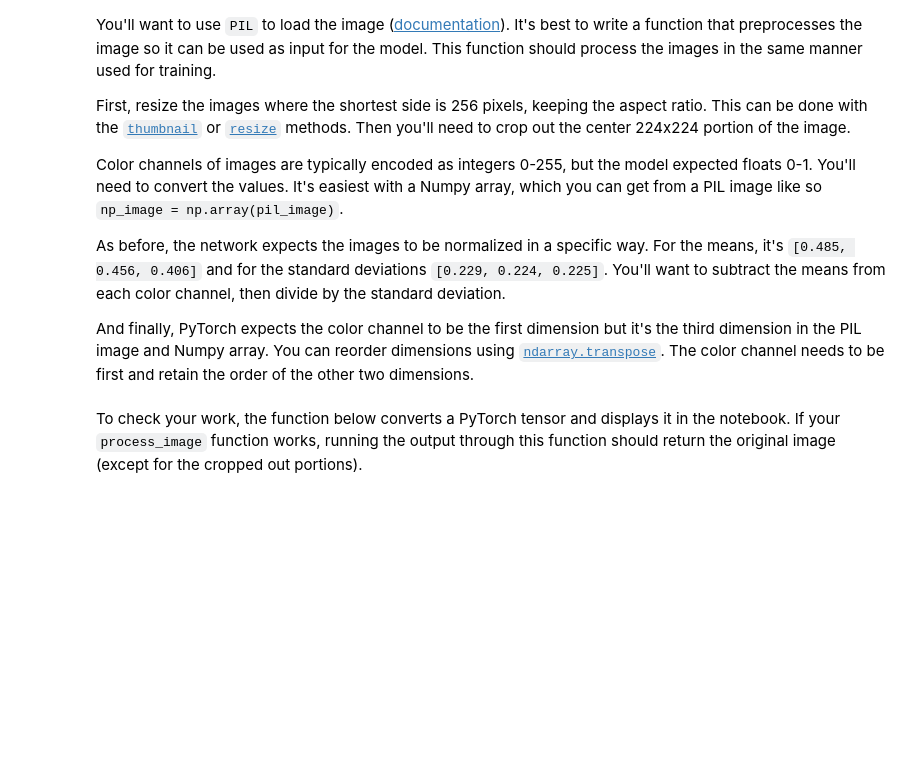
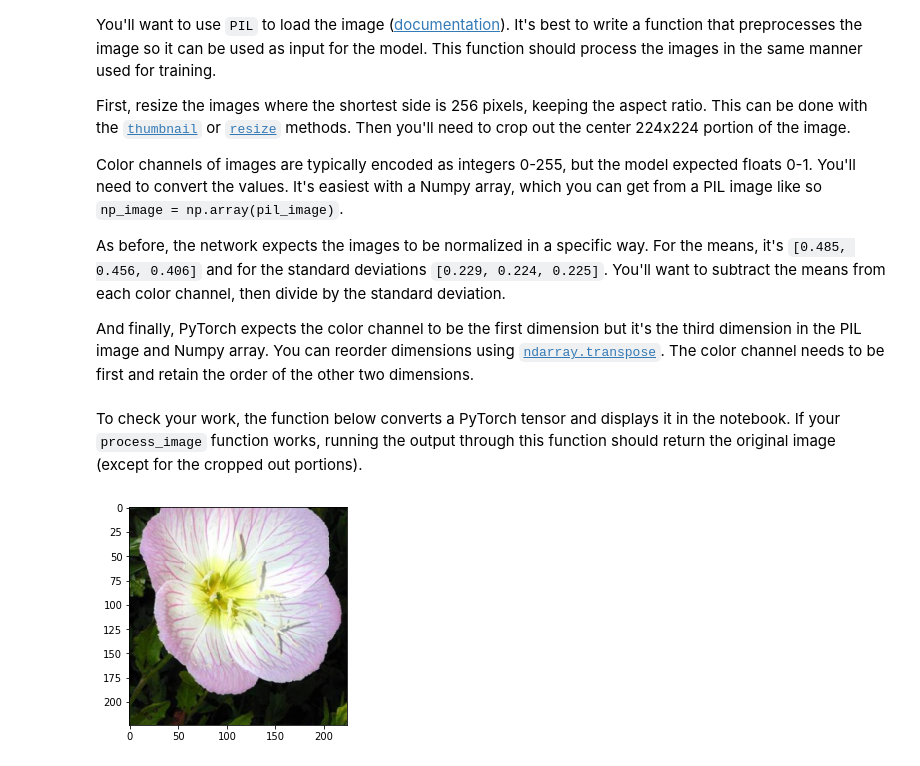
Before and after one commit to mmcquade11/aipnd-udacity, a Jupyter notebook: Image Classifier Project.ipynb, the cells around one changed output. Saved outputs shown, nothing was run; the diff lists cells and outputs as text; code cells hidden in the pictures; blank space fills up the shorter version.

```diff
--- a/Image Classifier Project.ipynb
+++ b/Image Classifier Project.ipynb
@@ -362,14 +362,17 @@ At this point it's good to write a function that can load a checkpoint and rebui
 def load_checkpoint(file):
     checkpoint = torch.load(file)
     learning_rate = checkpoint['learning_rate']
+    arch = checkpoint['arch']
     model = getattr(torchvision.models, checkpoint['arch'])(pretrained=True)
     model.classifier = checkpoint['classifier']
     model.epochs = checkpoint['epochs']
     model.load_state_dict(checkpoint['state_dict'])
-    model.class_to_idx = checkpoint['class_to_idx']
-    optimizer.load_state_dict(checkpoint['optimizer'])
 
-    return model, optimizer
+    class_to_idx = checkpoint['class_to_idx']
+
+    model.classifier = checkpoint['classifier']
+    model.load_state_dict(checkpoint['state_dict'])
+
+    return model, class_to_idx, arch
 load_checkpoint('checkpoint.pth')
-print(model)
 # %% [output]
@@ -416,17 +419,26 @@ Color channels of images are typically encoded as integers 0-255, but the model
 As before, the network expects the images to be normalized in a specific way. For the means, it's `[0.485, 0.456, 0.406]` and for the standard deviations `[0.229, 0.224, 0.225]`. You'll want to subtract the means from each color channel, then divide by the standard deviation.
 
 And finally, PyTorch expects the color channel to be the first dimension but it's the third dimension in the PIL image and Numpy array. You can reorder dimensions using [`ndarray.transpose`](https://docs.scipy.org/doc/numpy-1.13.0/reference/generated/numpy.ndarray.transpose.html). The color channel needs to be first and retain the order of the other two dimensions.
+# %%
+model, class_to_idx, arch = load_checkpoint('checkpoint.pth')
 # %%
 def process_image(image):
-    img_pil = Image.open(image)
-
-    adjustments = transforms.Compose([
+    ''' Scales, crops, and normalizes a PIL image for a PyTorch model,
+        returns an Numpy array
+    '''
+    img_loader = transforms.Compose([
         transforms.Resize(256),
         transforms.CenterCrop(224),
-        transforms.ToTensor(),
-        transforms.Normalize(mean=[0.485, 0.456, 0.406], std=[0.229, 0.224, 0.225])
-    ])
+        transforms.ToTensor()])
 
-    img_tensor = adjustments(img_pil)
+    pil_image = Image.open(image)
+    pil_image = img_loader(pil_image).float()
 
-    return img_tensor
+    np_image = np.array(pil_image)
+
+    mean = np.array([0.485, 0.456, 0.406])
+    std = np.array([0.229, 0.224, 0.225])
+    np_image = (np.transpose(np_image, (1, 2, 0)) - mean)/std
+    np_image = np.transpose(np_image, (2, 0, 1))
+
+    return np_image
@@ -443,7 +452,7 @@ def imshow(image, ax=None, title=None):
 
     # PyTorch tensors assume the color channel is the first dimension
     # but matplotlib assumes is the third dimension
-    image = image.numpy().transpose((1, 2, 0))
+    image = np.transpose(image, (1, 2, 0))
 
     # Undo preprocessing
     mean = np.array([0.485, 0.456, 0.406])
@@ -456,3 +465,9 @@ def imshow(image, ax=None, title=None):
     ax.imshow(image)
 
     return ax
+# %%
+%matplotlib inline
+
+_= imshow(process_image('flowers/test/1/image_06743.jpg'))
+# %% [output]
+[figure, added]
```
Also changed, not shown: parts of 15 cells of this notebook.
